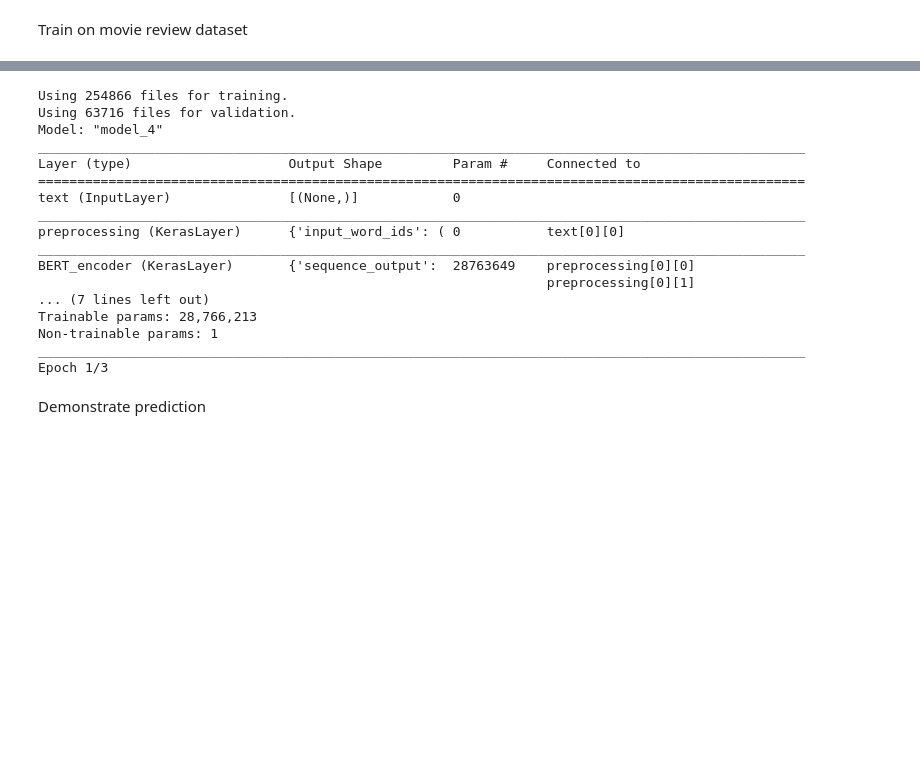
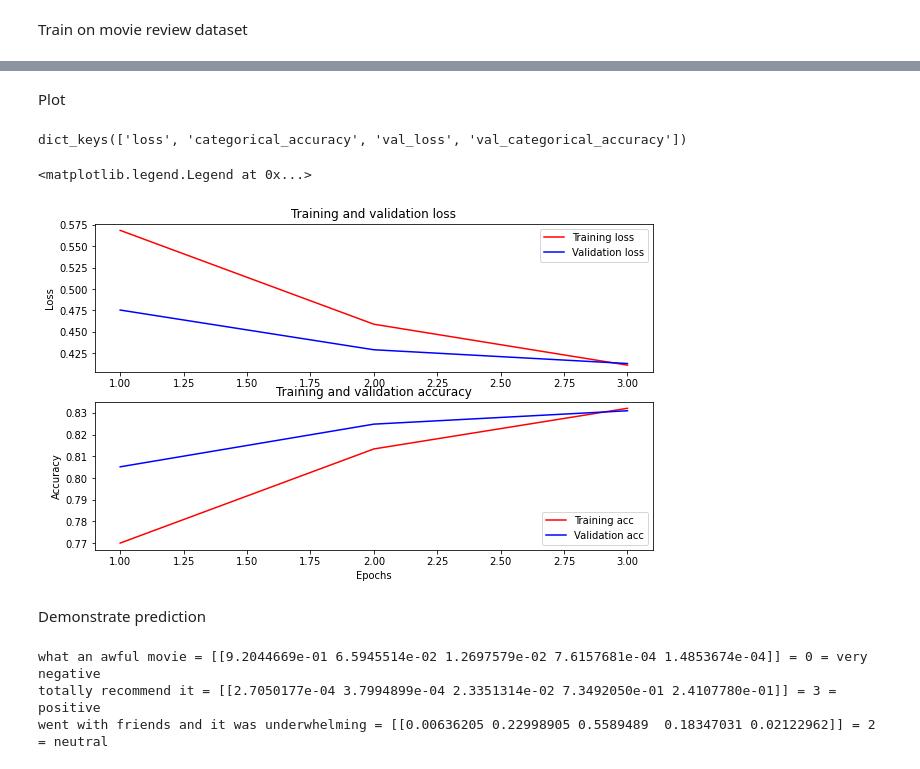
Before and after one commit to beatrate/semantic-ai, a Jupyter notebook: SemanticAI.ipynb, the cells around one changed output, grey strips where cells are left out. Drawn from its saved outputs; the diff is of its cells as text; code cells hidden in the pictures; blank space fills up the shorter version.

```diff
--- a/SemanticAI.ipynb
+++ b/SemanticAI.ipynb
@@ -257,78 +282,49 @@ Train on movie review dataset
+# %% [markdown]
+Plot
 # %%
-batch_size = 32
-seed = 42
-validation_split = 0.2
-
-training_dataset = sst_dataset("train", batch_size=batch_size, seed=seed, validation_split=validation_split, subset='training')
-validation_dataset = sst_dataset("train", batch_size=batch_size, seed=seed, validation_split=validation_split, subset='validation')
-test_dataset = sst_dataset("test", batch_size=batch_size, seed=seed)
-
-classifier_model = compile_classifier_model()
-tf.keras.utils.plot_model(classifier_model)
-
-epochs = 3
-history = classifier_model.fit(x=training_dataset,
-                               validation_data=validation_dataset,
-                               epochs=epochs)
-
-loss, accuracy = classifier_model.evaluate(test_dataset)
-
-print(f'Loss: {loss}')
-print(f'Accuracy: {accuracy}')
-
-classifier_model.save_weights(f'chkpnt_imdb_{datetime.datetime.now()}')
-
 history_dict = history.history
 print(history_dict.keys())
 
-acc = history_dict['binary_accuracy']
-val_acc = history_dict['val_binary_accuracy']
+acc = history_dict['categorical_accuracy']
+val_acc = history_dict['val_categorical_accuracy']
 loss = history_dict['loss']
 val_loss = history_dict['val_loss']
 
 epochs = range(1, len(acc) + 1)
 fig = plt.figure(figsize=(10, 6))
 fig.tight_layout()
 
 plt.subplot(2, 1, 1)
 # "bo" is for "blue dot"
 plt.plot(epochs, loss, 'r', label='Training loss')
 # b is for "solid blue line"
 plt.plot(epochs, val_loss, 'b', label='Validation loss')
 plt.title('Training and validation loss')
 # plt.xlabel('Epochs')
 plt.ylabel('Loss')
 plt.legend()
 
 plt.subplot(2, 1, 2)
 plt.plot(epochs, acc, 'r', label='Training acc')
 plt.plot(epochs, val_acc, 'b', label='Validation acc')
 plt.title('Training and validation accuracy')
 plt.xlabel('Epochs')
 plt.ylabel('Accuracy')
 plt.legend(loc='lower right')
 # %% [output]
-Using 254866 files for training.
-Using 63716 files for validation.
-Model: "model_4"
-__________________________________________________________________________________________________
-Layer (type)                    Output Shape         Param #     Connected to
-==================================================================================================
-text (InputLayer)               [(None,)]            0
-__________________________________________________________________________________________________
-preprocessing (KerasLayer)      {'input_word_ids': ( 0           text[0][0]
-__________________________________________________________________________________________________
-BERT_encoder (KerasLayer)       {'sequence_output':  28763649    preprocessing[0][0]
-                                                                 preprocessing[0][1]
-... (7 lines left out)
-Trainable params: 28,766,213
-Non-trainable params: 1
-__________________________________________________________________________________________________
-Epoch 1/3
+dict_keys(['loss', 'categorical_accuracy', 'val_loss', 'val_categorical_accuracy'])
+<matplotlib.legend.Legend at 0x...>
+[figure, added]
 # %% [markdown]
 Demonstrate prediction
 # %%
-test_spans = ['what a shit movie', 'totally recommend it', 'went with friends and it was underwhelming']
+test_spans = ['what an awful movie', 'totally recommend it', 'went with friends and it was underwhelming']
+labels = ["very negative", "negative", "neutral", "positive", "very positive"]
 for span in test_spans:
-  prediction_vector = classifier_model.predict(span)
-  print(f'{span} = {prediction_vector}')
+  prediction_vector = classifier_model.predict([span])
+  index = tf.argmax(input=prediction_vector, axis=1)[0]
+  print(f'{span} = {prediction_vector} = {index} = {labels[index]}')
+# %% [output]
+what an awful movie = [[9.2044669e-01 6.5945514e-02 1.2697579e-02 7.6157681e-04 1.4853674e-04]] = 0 = very negative
+totally recommend it = [[2.7050177e-04 3.7994899e-04 2.3351314e-02 7.3492050e-01 2.4107780e-01]] = 3 = positive
+went with friends and it was underwhelming = [[0.00636205 0.22998905 0.5589489  0.18347031 0.02122962]] = 2 = neutral
```
Also changed, not shown: parts of 2 cells of this notebook.
